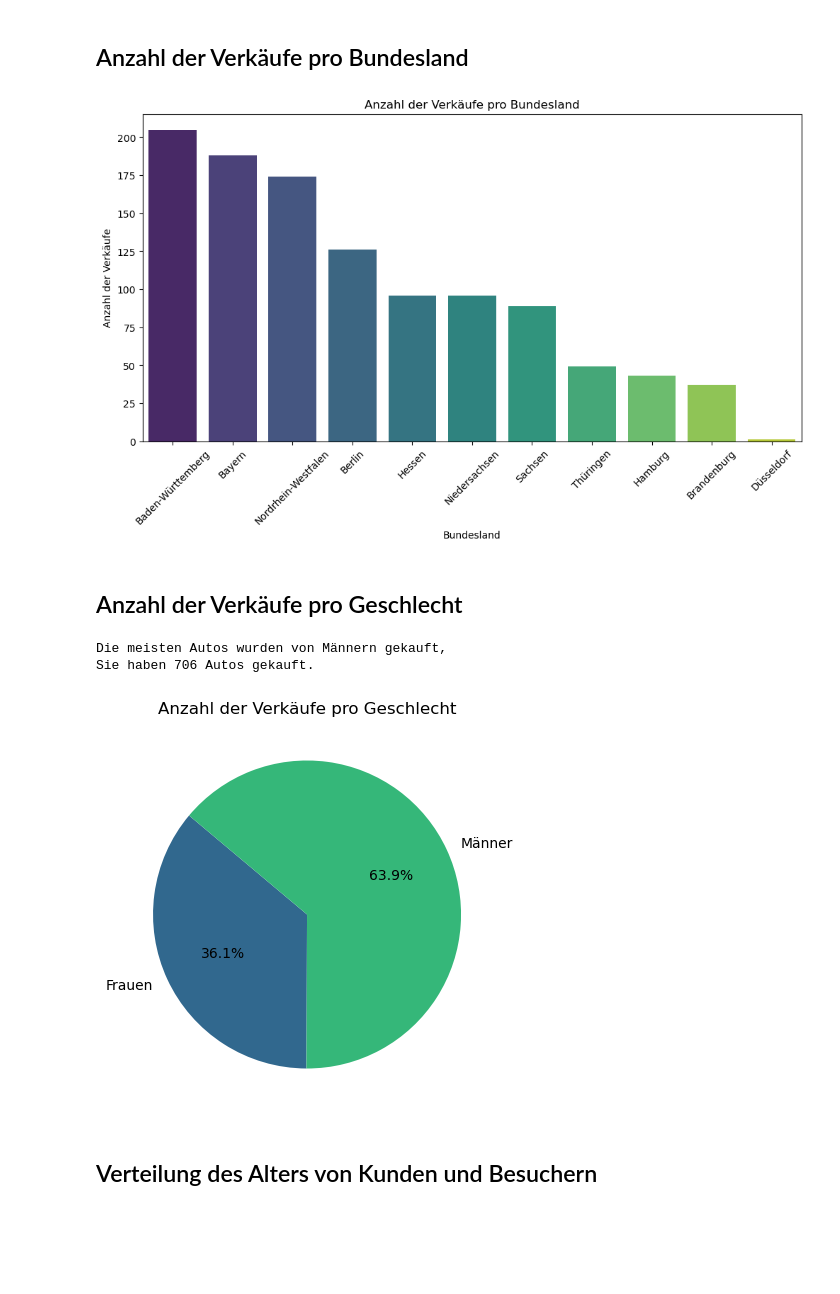
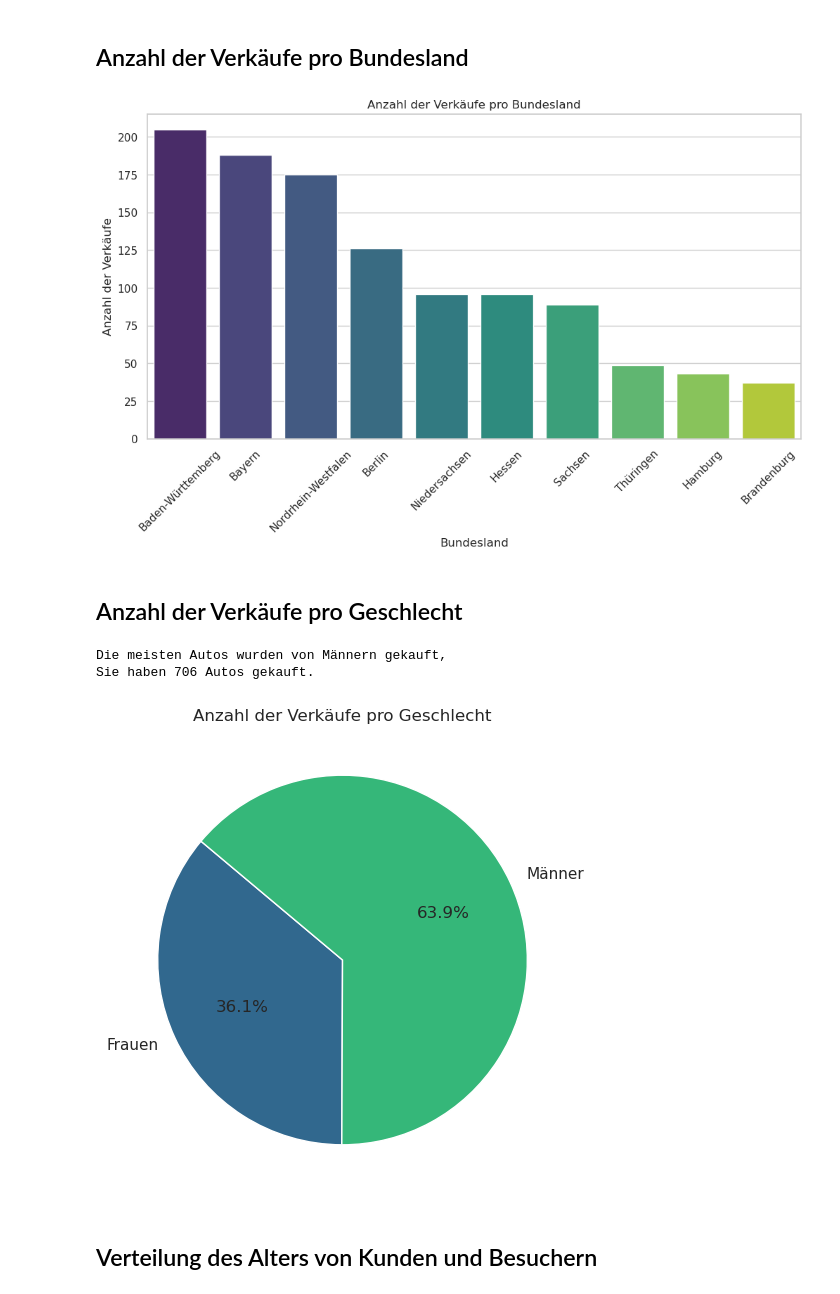
Before and after one commit to SebastianKnoche/final_projectSS24_Group4, a Jupyter notebook: presentation.ipynb, the cells around one changed output. Saved outputs shown, nothing was run; the diff lists cells and outputs as text; code cells hidden in the pictures; blank space fills up the shorter version.

Commit message:
Sonderzeichen Fix, qqPlot schöner, Aufräumen

````diff
--- a/presentation.ipynb
+++ b/presentation.ipynb
@@ -15,6 +15,9 @@ from statsmodels.stats.weightstats import ttest_ind as my_ttest
 import statsmodels.api as sm
 from IPython.core.display import HTML as my_html
 import seaborn as sns
+# %%
+# Seaborn-Stil festlegen
+sns.set(style="whitegrid")
 # %%
 # Hilfsfunktion zur besseren Darstellung der Ausgaben
 
@@ -185,7 +188,7 @@ df_geo['Niederlassung'] = df_geo['Niederlassung'].apply(lambda x: 'Berlin' if 'b
 ```
 # %%
 # Ersetze alle Einträge, die "NRW" in der Spalte "Niederlassung" enthalten, mit "Nordrhein-Westfalen"
-df_geo['Niederlassung'] = df_geo['Niederlassung'].apply(lambda x: 'Nordrhein-Westfalen' if 'NRW' in x else x)
+df_geo['Niederlassung'] = df_geo['Niederlassung'].apply(lambda x: 'Nordrhein-Westfalen' if 'nrw' in x.lower() or 'düsseldorf' in x.lower() else x)
 
 # Ersetze alle Einträge, die "Berlin" in der Spalte "Niederlassung" enthalten, mit "Berlin"
 df_geo['Niederlassung'] = df_geo['Niederlassung'].apply(lambda x: 'Berlin' if 'berlin' in x.lower() else x)
@@ -1035,56 +1057,49 @@ df_geo['Niederlassung'] = df_geo['Niederlassung'].apply(lambda x: 'Berlin' if 'b
 # %% [markdown]
 ## Anzahl der Verkäufe pro Bundesland
 # %%
-# Liste der Bundesländer mit der Anzahl der Verkäufe
-anz_verk_niederl = df_verk['Niederlassung'].value_counts()
-
 # Nach der Höhe sortieren und in eine neue Liste "anz_verk_sort" speichern
 anz_verk_sort = anz_verk_niederl.sort_values(ascending=False)
 
 # Erstellen und Anzeigen des Seaborn Balkendiagramms
 plt.figure(figsize=(12, 6))
 sns.barplot(x=anz_verk_sort.index, y=anz_verk_sort.values, palette='viridis')
 
 # Diagramm beschriften
 plt.title('Anzahl der Verkäufe pro Bundesland')
 plt.xlabel('Bundesland')
 plt.ylabel('Anzahl der Verkäufe')
 
 # Achsenticks rotieren, wenn notwendig
 plt.xticks(rotation=45)
 
+# Diagramm speichern
+plt.savefig('images/barplot_verk_bundesl.png')
 # Diagramm anzeigen
 plt.show()
 # %% [output]
-[figure, old version]
+[figure, new version]
 # %% [markdown]
 ## Anzahl der Verkäufe pro Geschlecht
 # %%
-# Ermittlung der Anzahl der Verkäufe pro Geschlecht und umbenennen in "kauf_pro_geschl"
-kauf_pro_geschl = df_verk.groupby('Geschlecht')['Geschlecht'].count()
-
-# Finden des Geschlechts mit den meisten Käufen
-max_geschl = 'Frauen' if kauf_pro_geschl.idxmax() == 'Frauen' else 'Männern'
-max_verk = kauf_pro_geschl.max()
-
 print(f'''Die meisten Autos wurden von {max_geschl} gekauft,
 Sie haben {max_verk} Autos gekauft.''')
 
 # Erstellen und Anzeigen des Kreisdiagramms
-plt.figure(figsize=(5, 5))
-plt.pie(kauf_pro_geschl, labels=['Frauen', 'Männer'],
+plt.figure(figsize=(6, 6))
+plt.pie(verk_pro_geschl, labels=['Frauen', 'Männer'],
         autopct='%1.1f%%', startangle=140,
-        colors=sns.color_palette('viridis', len(kauf_pro_geschl)))
+        colors=sns.color_palette('viridis', len(verk_pro_geschl)))
 # Diagramm beschriften
 plt.title('Anzahl der Verkäufe pro Geschlecht')
 
-
+# Diagramm speichern
+plt.savefig('images/pie_verk_geschl.png')
 # Diagramm anzeigen
 plt.show()
 # %% [output]
 Die meisten Autos wurden von Männern gekauft,
 Sie haben 706 Autos gekauft.
-[figure, old version]
+[figure, new version]
 # %% [markdown]
 ## Verteilung des Alters von Kunden und Besuchern
 # %%
````
Also changed, not shown: parts of 21 cells of this notebook, 7 other files.
